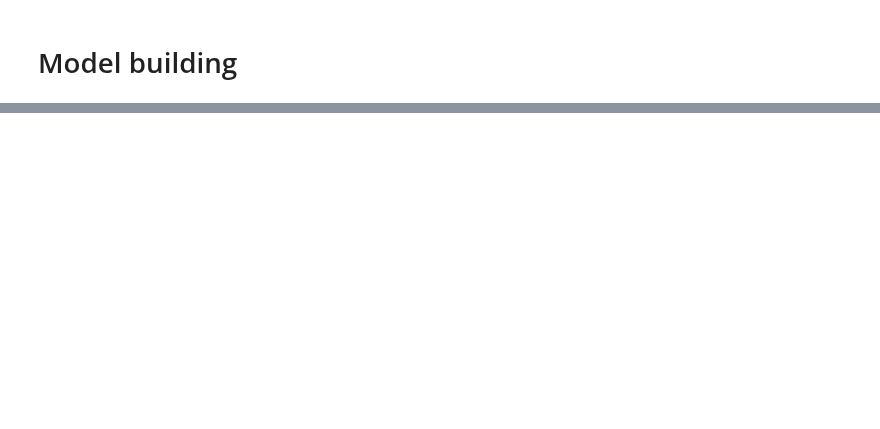
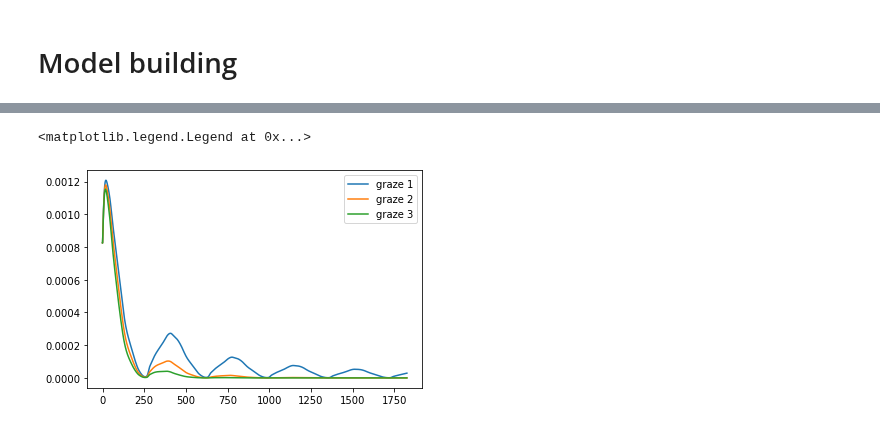
Before and after one commit to ben1post/phydra, a Jupyter notebook: prototypes/FINAL_NPxZxD_prototype.ipynb, the cells around one changed output, grey strips where cells are left out. Cells and saved outputs as stored; diff of their text form; code cells hidden in the pictures; blank space fills up the shorter version.

```diff
--- a/prototypes/FINAL_NPxZxD_prototype.ipynb
+++ b/prototypes/FINAL_NPxZxD_prototype.ipynb
@@ -366,0 +496,8 @@ plt.legend()
+# %%
+plt.plot(time, stepwise_out.GGE__assimilation_value[0,:], label="graze 1")
+plt.plot(time, stepwise_out.GGE__assimilation_value[1,:], label="graze 2")
+plt.plot(time, stepwise_out.GGE__assimilation_value[2,:], label="graze 3")
+plt.legend()
+# %% [output]
+<matplotlib.legend.Legend at 0x...>
+[figure, added]
```
Also changed, not shown: parts of 44 cells of this notebook, 5 other files.
